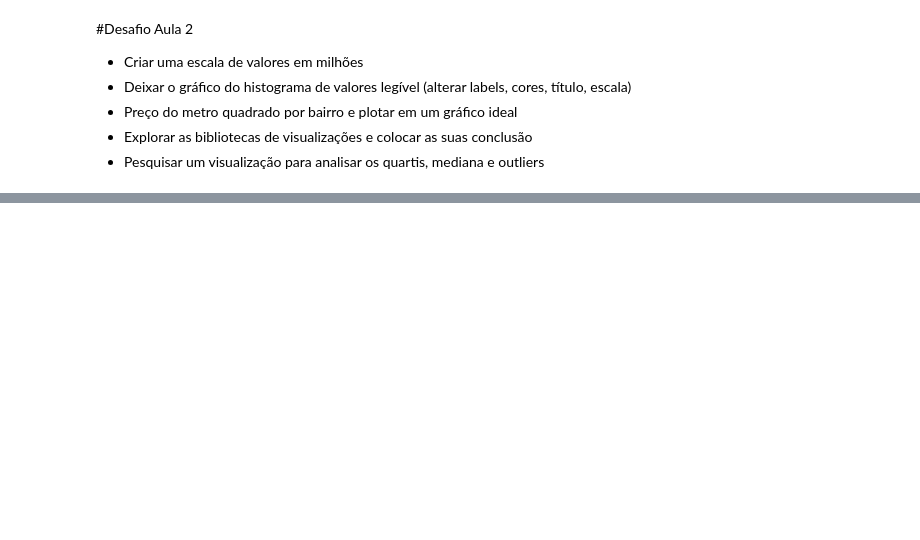
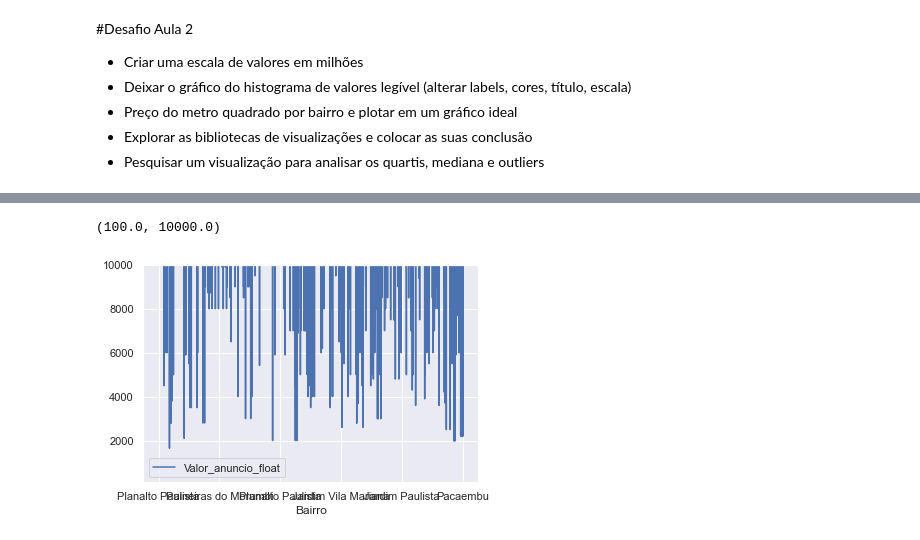
Before and after one commit to aleavenger/Imersao-4, a Jupyter notebook: Imersao_dados_4_aula02.ipynb, the cells around one changed output, grey strips where cells are left out. Saved outputs shown, nothing was run; the diff lists cells and outputs as text; code cells hidden in the pictures; blank space fills up the shorter version.

```diff
--- a/Imersao_dados_4_aula02.ipynb
+++ b/Imersao_dados_4_aula02.ipynb
@@ -367,0 +414,3 @@ plt.show()
+# %%
+valor_float = dados.Valor_anuncio.str.replace(".","").astype(float)
+valor_float
@@ -367,0 +439,3 @@ plt.show()
+# %%
+dados["Valor_anuncio_float"] =valor_float
+dados.head()
@@ -367,0 +449,10 @@ plt.show()
+# %%
+dados.plot('Bairro','Valor_anuncio_float')
+# plt.xlabel("Valor")
+# plt.ylabel("Bairros")
+# plt.xlim(dados.Banheiros.min(),dados.Banheiros.max())
+plt.ylim(100,10000)
+# plt.show()
+# %% [output]
+(100.0, 10000.0)
+[figure, added]
```
Also changed, not shown: parts of 16 cells of this notebook, 1 other file.
